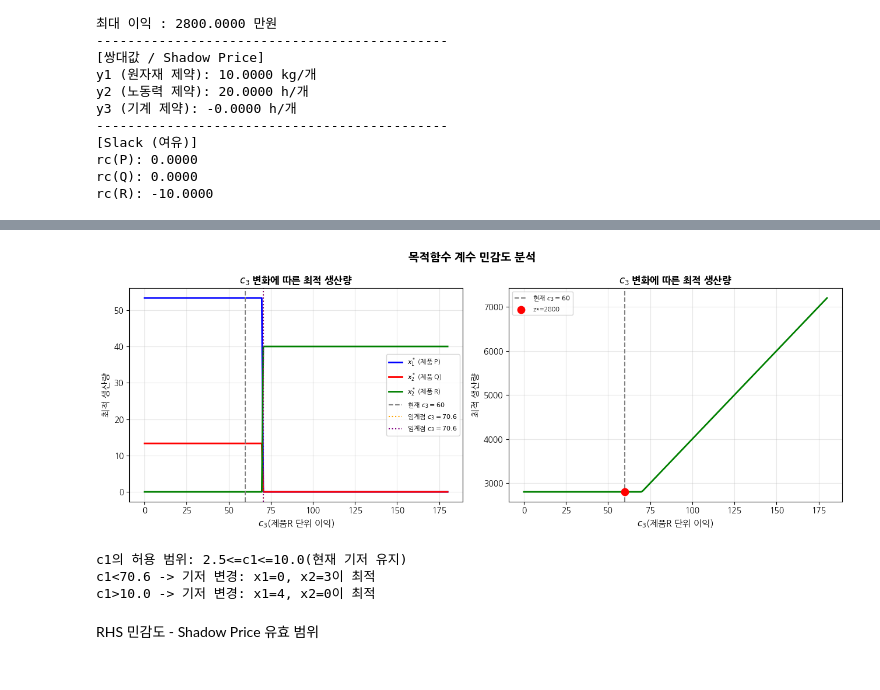
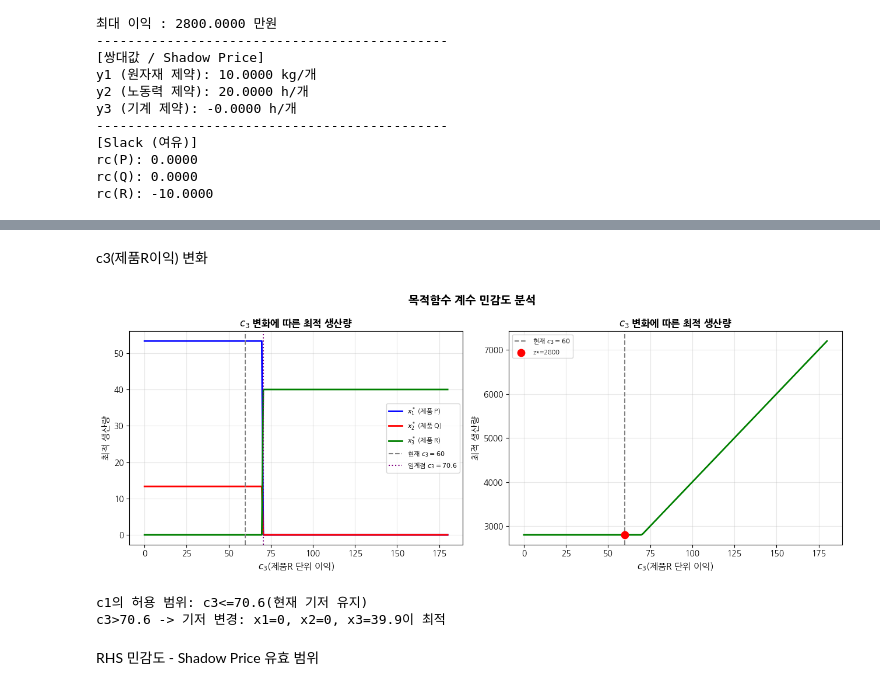
Before and after one commit to soomi-chloe/OR3_optimization, a Jupyter notebook: 04week.ipynb, the cells around one changed output, grey strips where cells are left out. Drawn from its saved outputs; the diff is of its cells as text; code cells hidden in the pictures.

```diff
--- a/04week.ipynb
+++ b/04week.ipynb
@@ -372,3 +506,5 @@ warnings.filterwarnings('ignore')
+# %% [markdown]
+c3(제품R이익) 변화
 # %%
 from ortools.linear_solver import pywraplp
 import numpy as np
@@ -396,44 +532,41 @@ c3_range = np.linspace(0,180,200)
 x1_vals, x2_vals, x3_vals, z_vals = [], [], [], []
 for c3v in c3_range:
     xv1, xv2, xv3, zv = solve_lp(c3v)
     x1_vals.append(xv1); x2_vals.append(xv2); x3_vals.append(xv3); z_vals.append(zv)
-    # if xv3 != 0:
-    #     print(c3v)
+    # if xv1 == 0:
+    #     print(xv3)
 
 fig, axes = plt.subplots(1, 2, figsize=(13,5))
 
 ax = axes[0]
 ax.plot(c3_range, x1_vals, 'b-', lw=2, label=r'$x_1^*$ (제품 P)')
 ax.plot(c3_range, x2_vals, 'r-', lw=2, label=r'$x_2^*$ (제품 Q)')
-ax.plot(c3_range, x3_vals, 'g-', lw=2, label=r'$x_2^*$ (제품 R)')
+ax.plot(c3_range, x3_vals, 'g-', lw=2, label=r'$x_3^*$ (제품 R)')
 ax.axvline(60,color='gray', ls='--', label='현재 $c_3=60$')
-ax.axvline(70.6,color='orange', ls=':', lw=1.5, label='임계점 $c_3=70.6$')
 ax.axvline(70.6,color='purple', ls=':', lw=1.5, label='임계점 $c_3=70.6$')
 ax.set_xlabel(r'$c_3$(제품R 단위 이익)', fontsize=11)
 ax.set_ylabel('최적 생산량', fontsize=11)
 ax.set_title(r'$c_3$ 변화에 따른 최적 생산량', fontsize=12, fontweight='bold')
 ax.legend(fontsize=8); ax.grid(True, alpha=0.3)
 
 ax = axes[1]
 ax.plot(c3_range, z_vals, 'g-', lw=2)
 ax.axvline(60, color='gray', ls='--', label='현재 $c_3=60$')
 ax.scatter([60],[2800],color='red', s=80, zorder=5, label='z*=2800')
 ax.set_xlabel(r'$c_3$(제품R 단위 이익)', fontsize=11)
 ax.set_ylabel('최적 생산량', fontsize=11)
 ax.set_title(r'$c_3$ 변화에 따른 최적 생산량', fontsize=12, fontweight='bold')
 ax.legend(fontsize=8); ax.grid(True, alpha=0.3)
 
 plt.suptitle('목적함수 계수 민감도 분석', fontsize=14, fontweight='bold')
 plt.tight_layout(); plt.show()
 
-print('c1의 허용 범위: 2.5<=c1<=10.0(현재 기저 유지)')
-print('c1<70.6 -> 기저 변경: x1=0, x2=3이 최적')
-print('c1>10.0 -> 기저 변경: x1=4, x2=0이 최적')
+print('c1의 허용 범위: c3<=70.6(현재 기저 유지)')
+print('c3>70.6 -> 기저 변경: x1=0, x2=0, x3=39.9이 최적')
 # %% [output]
-[figure, old version]
+[figure, new version]
-c1의 허용 범위: 2.5<=c1<=10.0(현재 기저 유지)
-c1<70.6 -> 기저 변경: x1=0, x2=3이 최적
-c1>10.0 -> 기저 변경: x1=4, x2=0이 최적
+c1의 허용 범위: c3<=70.6(현재 기저 유지)
+c3>70.6 -> 기저 변경: x1=0, x2=0, x3=39.9이 최적
 # %% [markdown]
 RHS 민감도 - Shadow Price 유효 범위
 # %%
```
Also changed, not shown: parts of 5 cells of this notebook.
